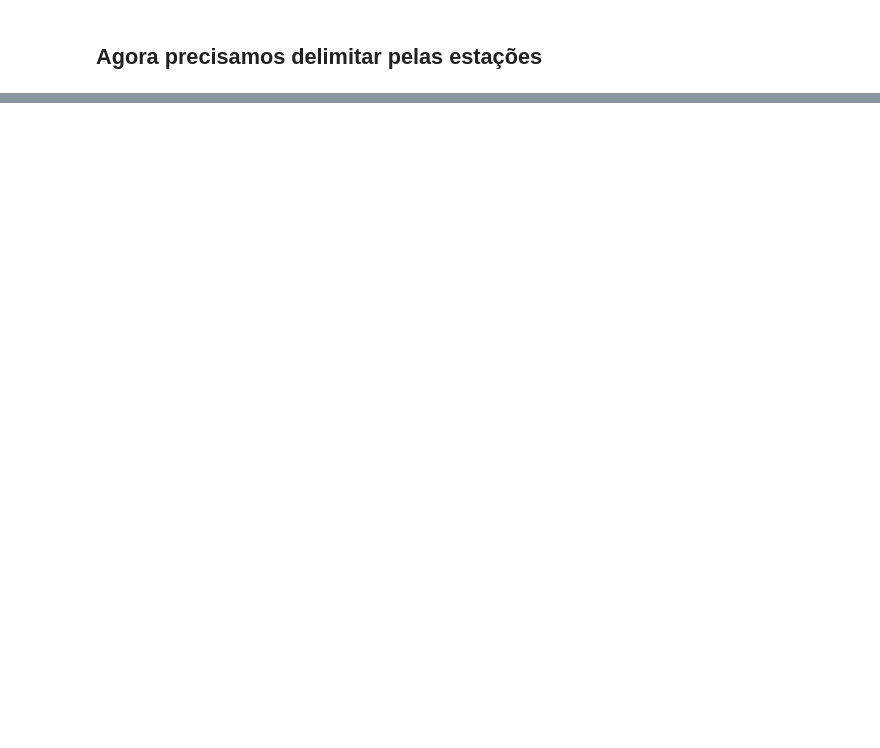
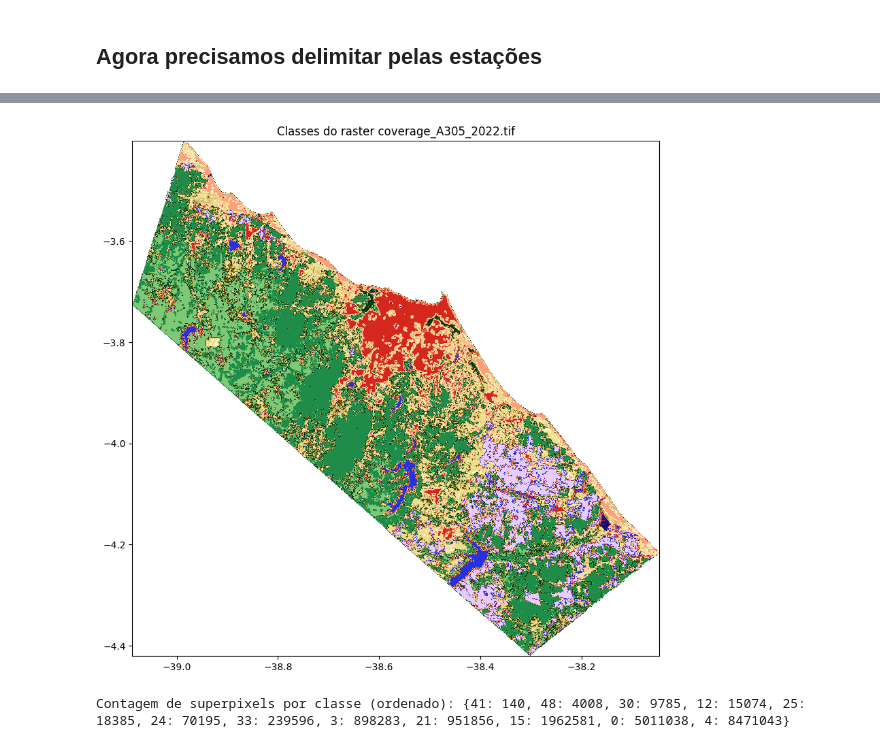
Before and after one commit to ArthurrCr/Projeto_PDI_, a Jupyter notebook: notebooks/primeira_abordagem.ipynb, the cells around one changed output, grey strips where cells are left out. Saved outputs shown, nothing was run; the diff lists cells and outputs as text; code cells hidden in the pictures; blank space fills up the shorter version.

```diff
--- a/notebooks/primeira_abordagem.ipynb
+++ b/notebooks/primeira_abordagem.ipynb
@@ -378,0 +508,13 @@ Saved extracted GeoTiff for year 2022 at ../dados/extracted_tiff_caatinga\caatin
+# %%
+output_tif_path = '../dados/raster_tiff_caating/coverage_A305_2022.tif'
+plot_tiff_with_classes(output_tif_path)
+# %% [output]
+[figure, added]
+# %%
+# Extrair informações do GeoTIFF salvo
+sorted_class_counts = extract_classification_info(output_tif_path)
+
+# Exibir as classificações e contagens
+print("Contagem de superpixels por classe (ordenado):", sorted_class_counts)
+# %% [output]
+Contagem de superpixels por classe (ordenado): {41: 140, 48: 4008, 30: 9785, 12: 15074, 25: 18385, 24: 70195, 33: 239596, 3: 898283, 21: 951856, 15: 1962581, 0: 5011038, 4: 8471043}
```
Also changed, not shown: parts of 16 cells of this notebook, 5 other files.
